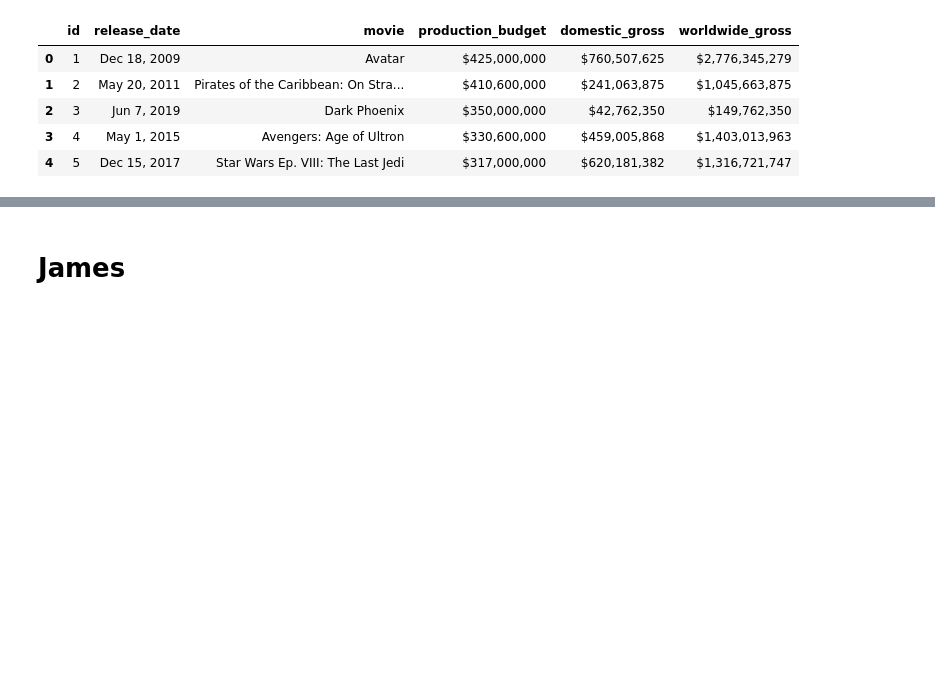
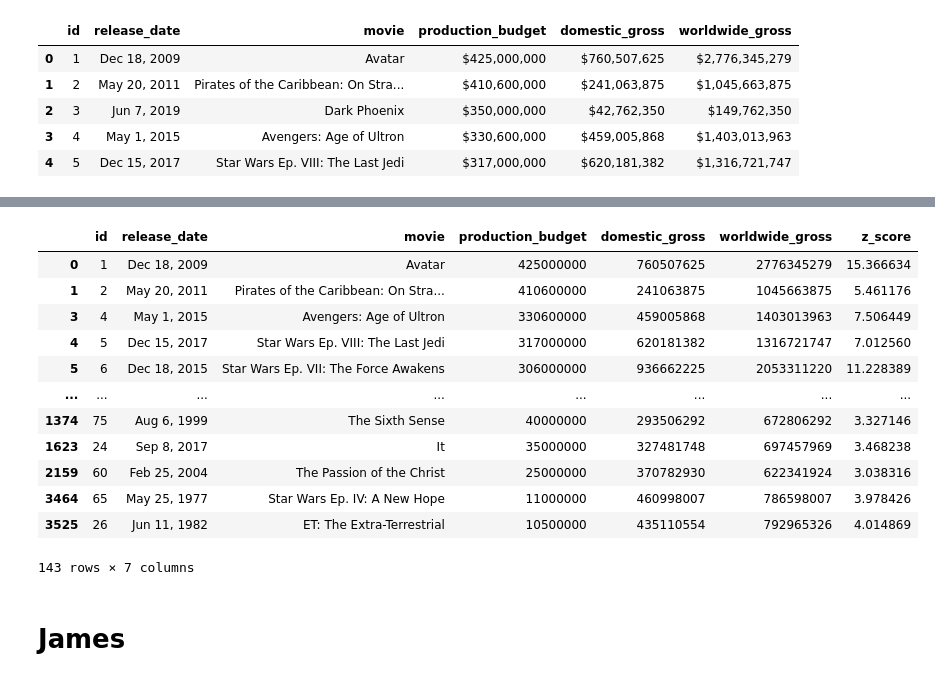
Before and after one commit to racday/ai-capstone, a Jupyter notebook: index.ipynb, the cells around one changed output, grey strips where cells are left out. Cells and saved outputs as stored; diff of their text form; code cells hidden in the pictures; blank space fills up the shorter version.

```diff
--- a/index.ipynb
+++ b/index.ipynb
@@ -63,0 +185,7 @@ the_numbers.head()
+# %%
+def make_int(string):
+    return int(string.replace("$","").replace(",",""))
+# %%
+the_numbers['production_budget'] = the_numbers['production_budget'].apply(lambda x: make_int(x))
+the_numbers['domestic_gross'] = the_numbers['domestic_gross'].apply(lambda x: make_int(x))
+the_numbers['worldwide_gross'] = the_numbers['worldwide_gross'].apply(lambda x: make_int(x))
@@ -63,0 +201,3 @@ the_numbers.head()
+# %%
+the_numbers['profit'] = (the_numbers['worldwide_gross'] - the_numbers['production_budget']) / the_numbers['production_budget']
+the_numbers.head()
@@ -64,3 +211,25 @@ the_numbers.head()
+# %%
+the_numbers_gross_mean = the_numbers['worldwide_gross'].mean()
+the_numbers_gross_med = the_numbers['worldwide_gross'].median()
+the_numbers_gross_std = the_numbers['worldwide_gross'].std()
+
+the_numbers['z_score'] = the_numbers['worldwide_gross'].apply(lambda x: mod_z_score(x, the_numbers_gross_mean, the_numbers_gross_std))
+# %%
+the_numbers[the_numbers['z_score'] > 3]
+# %% [output]
+|  | id | release_date | movie | production_budget | domestic_gross | worldwide_gross | z_score |
+| 0 | 1 | Dec 18, 2009 | Avatar | 425000000 | 760507625 | 2776345279 | 15.366634 |
+| 1 | 2 | May 20, 2011 | Pirates of the Caribbean: On Stra... | 410600000 | 241063875 | 1045663875 | 5.461176 |
+| 3 | 4 | May 1, 2015 | Avengers: Age of Ultron | 330600000 | 459005868 | 1403013963 | 7.506449 |
+| 4 | 5 | Dec 15, 2017 | Star Wars Ep. VIII: The Last Jedi | 317000000 | 620181382 | 1316721747 | 7.012560 |
+| 5 | 6 | Dec 18, 2015 | Star Wars Ep. VII: The Force Awakens | 306000000 | 936662225 | 2053311220 | 11.228389 |
+| ... | ... | ... | ... | ... | ... | ... | ... |
+| 1374 | 75 | Aug 6, 1999 | The Sixth Sense | 40000000 | 293506292 | 672806292 | 3.327146 |
+| 1623 | 24 | Sep 8, 2017 | It | 35000000 | 327481748 | 697457969 | 3.468238 |
+| 2159 | 60 | Feb 25, 2004 | The Passion of the Christ | 25000000 | 370782930 | 622341924 | 3.038316 |
+| 3464 | 65 | May 25, 1977 | Star Wars Ep. IV: A New Hope | 11000000 | 460998007 | 786598007 | 3.978426 |
+| 3525 | 26 | Jun 11, 1982 | ET: The Extra-Terrestrial | 10500000 | 435110554 | 792965326 | 4.014869 |
+143 rows × 7 columns
 # %% [markdown]
 # James
 # %% [markdown]
```
Also changed, not shown: parts of 17 cells of this notebook.
